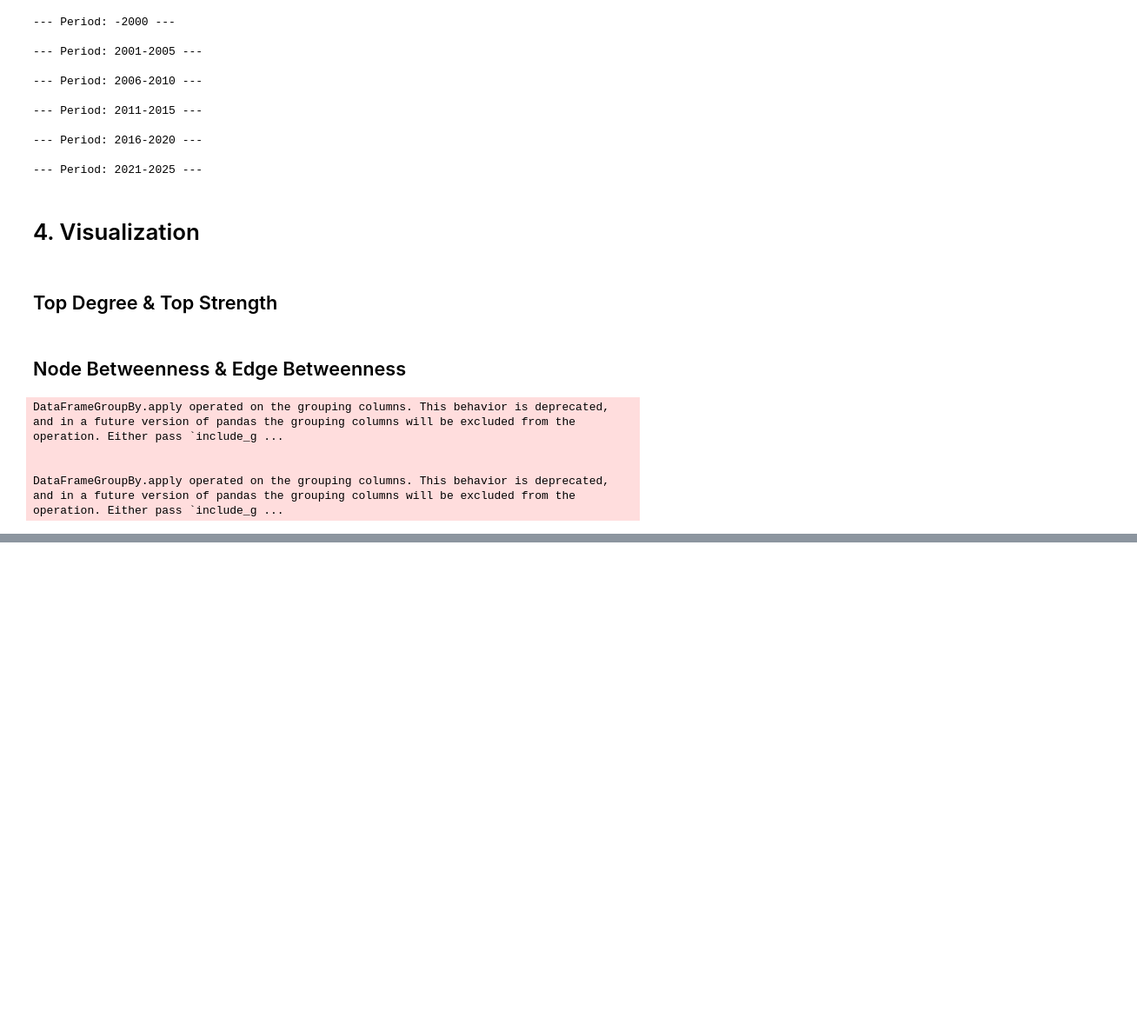
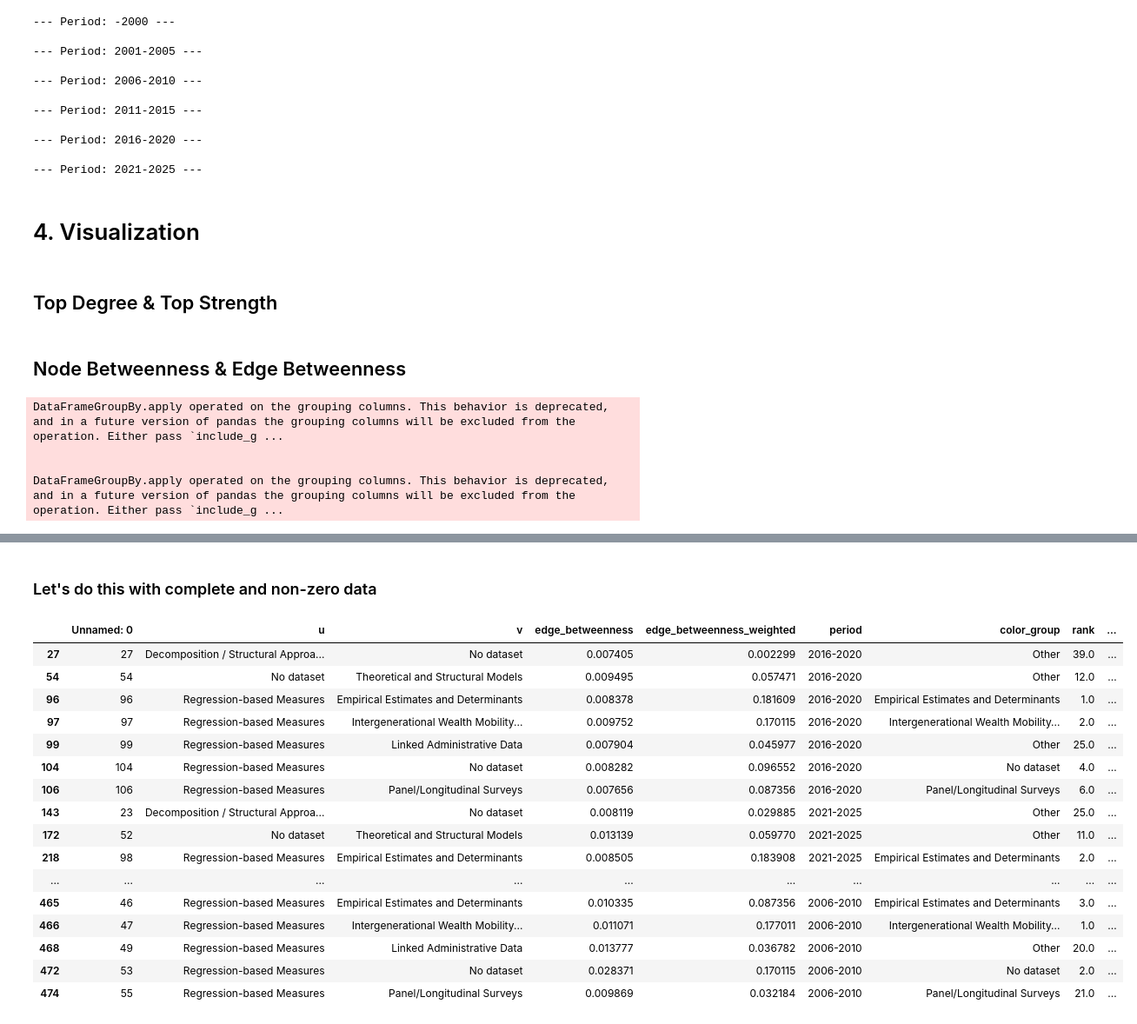
Before and after one commit to SereneKim/meta-welath_mobility, a Jupyter notebook: notebooks/11_feature-only-kg.ipynb, the cells around one changed output, grey strips where cells are left out. Shown: that part at 87% size. Cells and saved outputs as stored; diff of their text form; code cells hidden in the pictures; blank space fills up the shorter version.

```diff
--- a/notebooks/11_feature-only-kg.ipynb
+++ b/notebooks/11_feature-only-kg.ipynb
@@ -955,0 +935,28 @@ DataFrameGroupBy.apply operated on the grouping columns. This behavior is deprec
+# %%
+from sklearn.metrics import cohen_kappa_score
+
+period_order = ["-2000", "2001-2005", "2006-2010", "2011-2015", "2016-2020", "2021-2025"]
+
+def compute_node_kappa(all_top_betweenness_df, period_order):
+    data = all_top_betweenness_df.copy()
+
+    kappa_node_df = []
+    for i, p in enumerate(period_order):
+        if p == period_order[-1]:
+            break
+        period_A = data[data['period'] == p].copy()
+        period_B = data[data['period'] == period_order[i+1]].copy()
+        rater1 = period_A['rank'].to_list()
+        rater2 = period_B['rank'].to_list()
+        cohen_kappa = cohen_kappa_score(rater1, rater2)
+        print(f"Cohen's Kappa between {p} and {period_order[i+1]}: {cohen_kappa:.4f}")
+        kappa_node_df.append({
+            "period_A": p,
+            "period_B": period_order[i+1],
+            "cohen_kappa": cohen_kappa
+        })
+    kappa_node_df = pd.DataFrame(kappa_node_df)
+    return kappa_node_df
+
+kappa_node_df = compute_node_kappa(all_top_betweenness_df, period_order)
+kappa_node_df
@@ -955,0 +1126,26 @@ DataFrameGroupBy.apply operated on the grouping columns. This behavior is deprec
+# %% [markdown]
+### Let's do this with complete and non-zero data
+# %%
+edge_btw = all_edge_betweenness_df[all_edge_betweenness_df['edge_betweenness_weighted'] != 0]
+complete_pair_names = edge_btw.groupby(['u','v']).size().reset_index(name='count')
+consistent_pairs = complete_pair_names[complete_pair_names['count'] == len(period_order)]
+edge_btw = edge_btw[edge_btw.set_index(['u','v']).index.isin(consistent_pairs.set_index(['u','v']).index)].copy()
+edge_btw
+# %% [output]
+|  | Unnamed: 0 | u | v | edge_betweenness | edge_betweenness_weighted | period | color_group | rank | ... |
+| 27 | 27 | Decomposition / Structural Approa... | No dataset | 0.007405 | 0.002299 | 2016-2020 | Other | 39.0 | ... |
+| 54 | 54 | No dataset | Theoretical and Structural Models | 0.009495 | 0.057471 | 2016-2020 | Other | 12.0 | ... |
+| 96 | 96 | Regression-based Measures | Empirical Estimates and Determinants | 0.008378 | 0.181609 | 2016-2020 | Empirical Estimates and Determinants | 1.0 | ... |
+| 97 | 97 | Regression-based Measures | Intergenerational Wealth Mobility... | 0.009752 | 0.170115 | 2016-2020 | Intergenerational Wealth Mobility... | 2.0 | ... |
+| 99 | 99 | Regression-based Measures | Linked Administrative Data | 0.007904 | 0.045977 | 2016-2020 | Other | 25.0 | ... |
+| 104 | 104 | Regression-based Measures | No dataset | 0.008282 | 0.096552 | 2016-2020 | No dataset | 4.0 | ... |
+| 106 | 106 | Regression-based Measures | Panel/Longitudinal Surveys | 0.007656 | 0.087356 | 2016-2020 | Panel/Longitudinal Surveys | 6.0 | ... |
+| 143 | 23 | Decomposition / Structural Approa... | No dataset | 0.008119 | 0.029885 | 2021-2025 | Other | 25.0 | ... |
+| 172 | 52 | No dataset | Theoretical and Structural Models | 0.013139 | 0.059770 | 2021-2025 | Other | 11.0 | ... |
+| 218 | 98 | Regression-based Measures | Empirical Estimates and Determinants | 0.008505 | 0.183908 | 2021-2025 | Empirical Estimates and Determinants | 2.0 | ... |
+| ... | ... | ... | ... | ... | ... | ... | ... | ... | ... |
+| 465 | 46 | Regression-based Measures | Empirical Estimates and Determinants | 0.010335 | 0.087356 | 2006-2010 | Empirical Estimates and Determinants | 3.0 | ... |
+| 466 | 47 | Regression-based Measures | Intergenerational Wealth Mobility... | 0.011071 | 0.177011 | 2006-2010 | Intergenerational Wealth Mobility... | 1.0 | ... |
+| 468 | 49 | Regression-based Measures | Linked Administrative Data | 0.013777 | 0.036782 | 2006-2010 | Other | 20.0 | ... |
+| 472 | 53 | Regression-based Measures | No dataset | 0.028371 | 0.170115 | 2006-2010 | No dataset | 2.0 | ... |
+| 474 | 55 | Regression-based Measures | Panel/Longitudinal Surveys | 0.009869 | 0.032184 | 2006-2010 | Panel/Longitudinal Surveys | 21.0 | ... |
```
Also changed, not shown: parts of 38 cells of this notebook, 21 other files.
